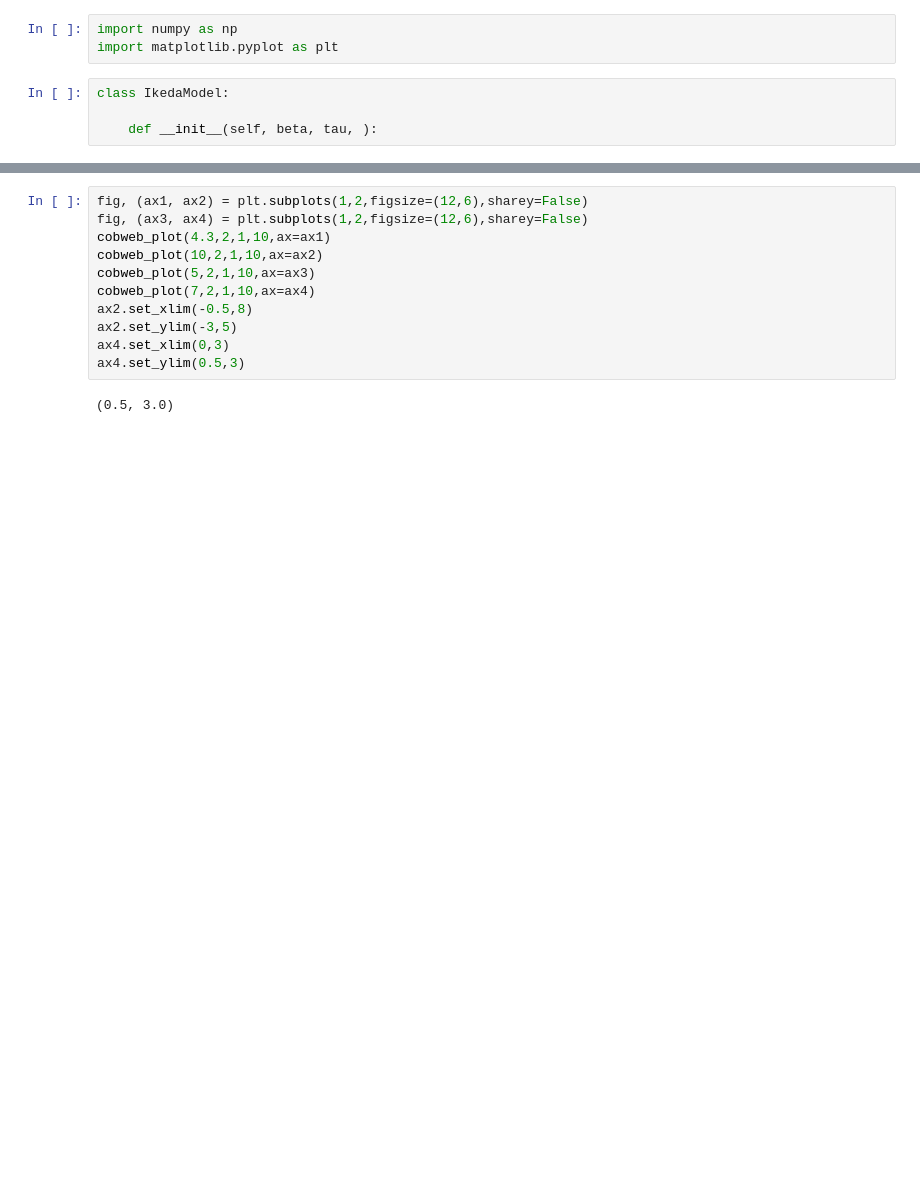
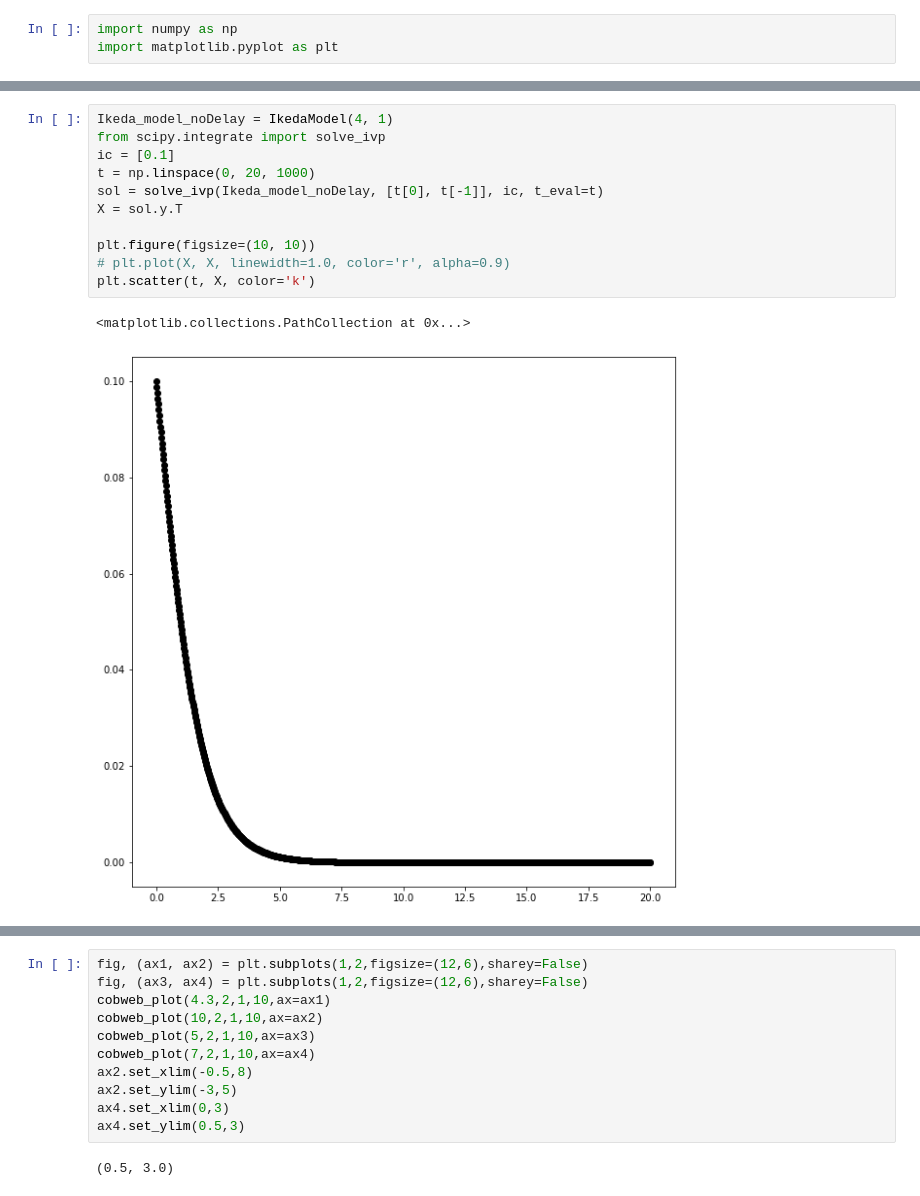
Before and after one commit to ihkim94/Ikeda, a Jupyter notebook: Ikeda_map.ipynb, the cells around one changed output, grey strips where cells are left out. Cells and saved outputs as stored; diff of their text form; blank space fills up the shorter version.

```diff
--- a/Ikeda_map.ipynb
+++ b/Ikeda_map.ipynb
@@ -118,7 +72,3 @@ def ikeda_map(reps=500, accuracy=0.0001, numtoplot=400,low=4.3, high=6.1):
 # %%
 import numpy as np
 import matplotlib.pyplot as plt
-# %%
-class IkedaModel:
-
-    def __init__(self, beta, tau, ):
@@ -124,0 +118,14 @@ class IkedaModel:
+# %%
+Ikeda_model_noDelay = IkedaModel(4, 1)
+from scipy.integrate import solve_ivp
+ic = [0.1]
+t = np.linspace(0, 20, 1000)
+sol = solve_ivp(Ikeda_model_noDelay, [t[0], t[-1]], ic, t_eval=t)
+X = sol.y.T
+
+plt.figure(figsize=(10, 10))
+# plt.plot(X, X, linewidth=1.0, color='r', alpha=0.9)
+plt.scatter(t, X, color='k')
+# %% [output]
+<matplotlib.collections.PathCollection at 0x...>
+[figure, added]
```
Also changed, not shown: parts of 7 cells of this notebook, 4 other files.
